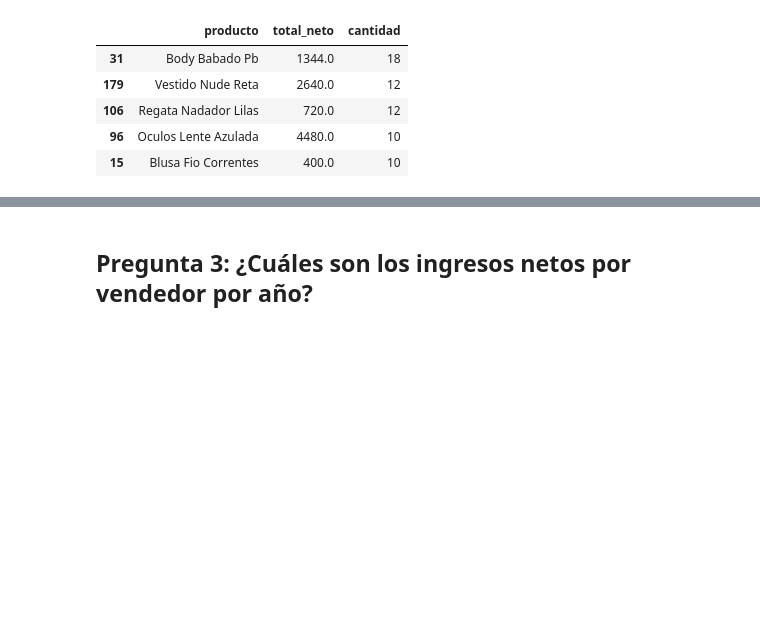
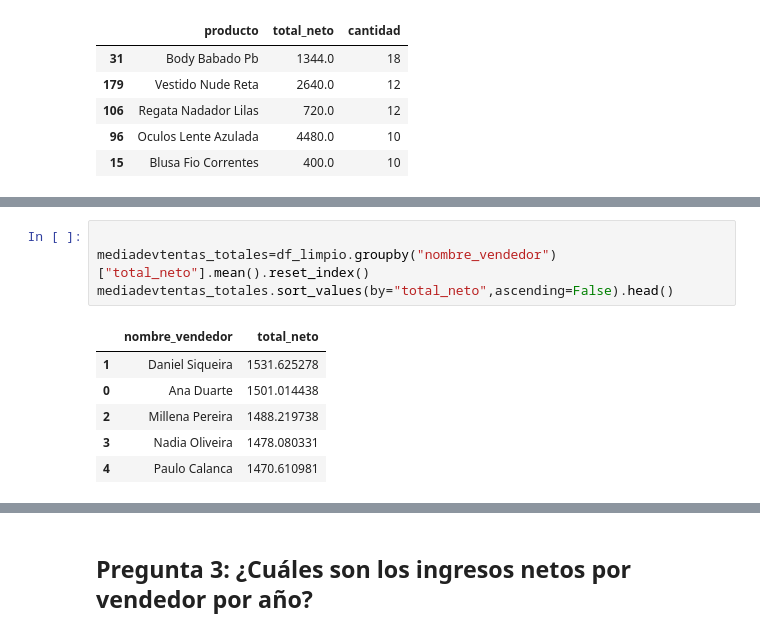
Before and after one commit to GabrielChavezC/Store_Sales_Analysis_SQL, a Jupyter notebook: Store_Sales_Analysis_SQL.ipynb, the cells around one changed output, grey strips where cells are left out. Saved outputs shown, nothing was run; the diff lists cells and outputs as text; blank space fills up the shorter version.

```diff
--- a/Store_Sales_Analysis_SQL.ipynb
+++ b/Store_Sales_Analysis_SQL.ipynb
@@ -1031,0 +1042,11 @@ prodcuto.sort_values(by="cantidad",ascending=False).head()
+# %%
+
+mediadevtentas_totales=df_limpio.groupby("nombre_vendedor")["total_neto"].mean().reset_index()
+mediadevtentas_totales.sort_values(by="total_neto",ascending=False).head()
+# %% [output]
+|  | nombre_vendedor | total_neto |
+| 1 | Daniel Siqueira | 1531.625278 |
+| 0 | Ana Duarte | 1501.014438 |
+| 2 | Millena Pereira | 1488.219738 |
+| 3 | Nadia Oliveira | 1478.080331 |
+| 4 | Paulo Calanca | 1470.610981 |
```
Also changed, not shown: parts of 7 cells of this notebook.
